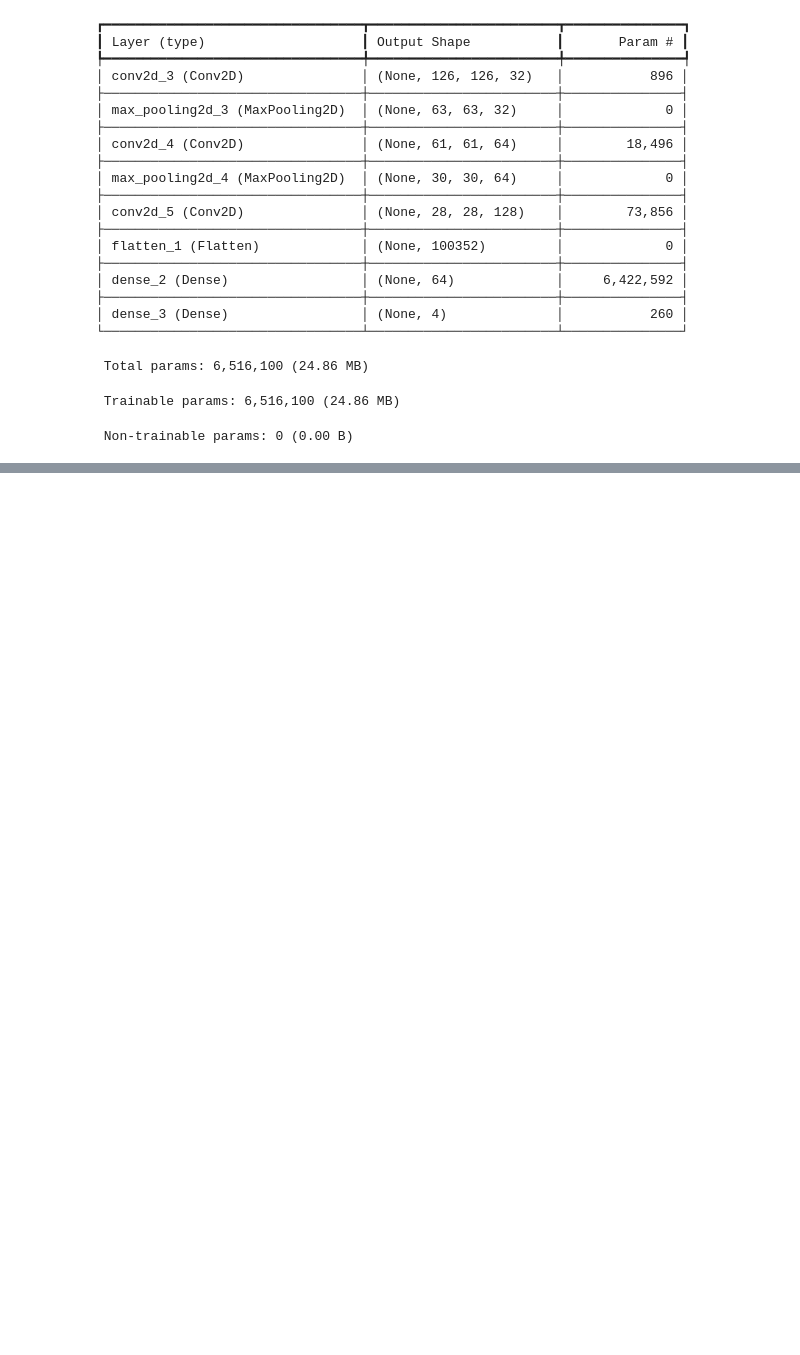
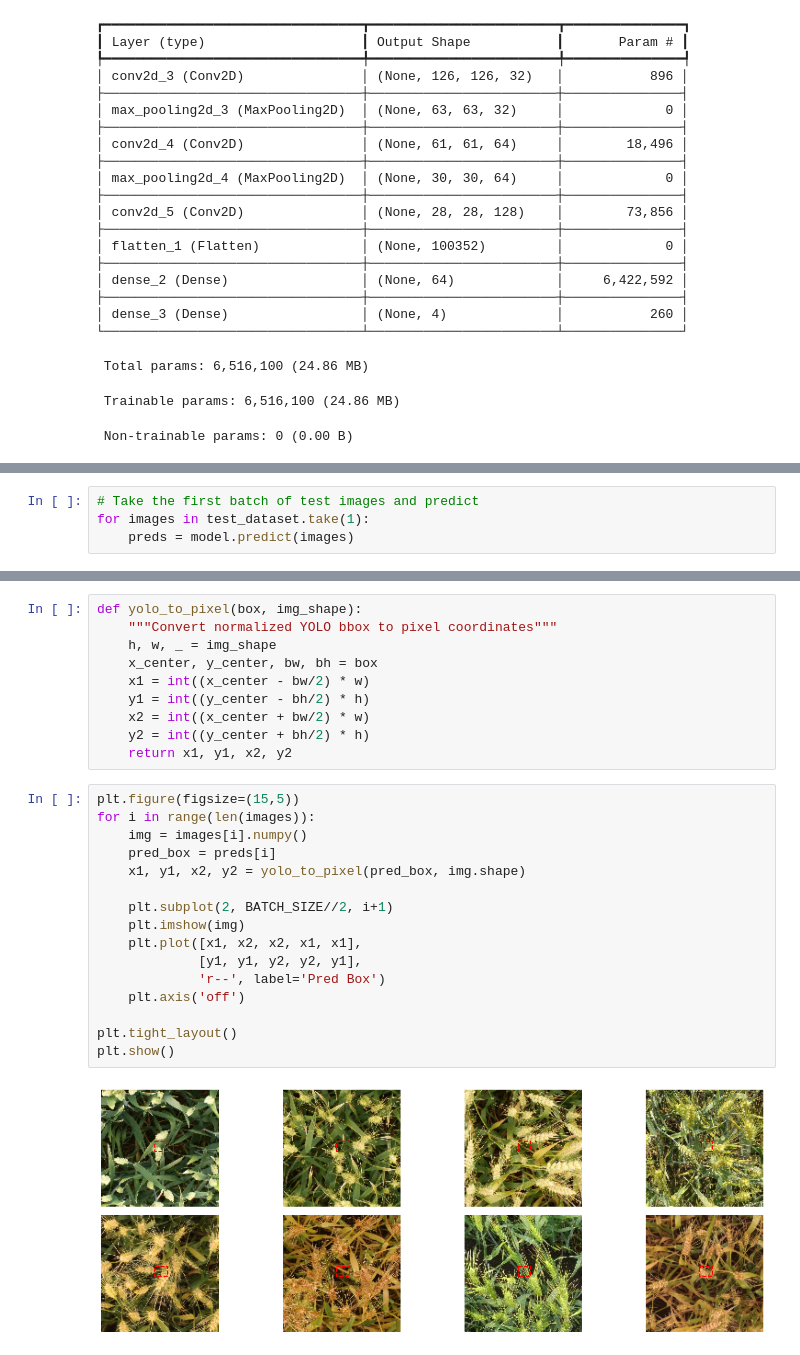
Before and after one commit to j-o-y-14/WHEAT_DETECTION, a Jupyter notebook: WEEK4.IPYNB, the cells around one changed output, grey strips where cells are left out. Cells and saved outputs as stored; diff of their text form; blank space fills up the shorter version.

```diff
--- a/WEEK4.IPYNB
+++ b/WEEK4.IPYNB
@@ -112,0 +164,4 @@ Epoch 2/5
+# %%
+# Take the first batch of test images and predict
+for images in test_dataset.take(1):
+    preds = model.predict(images)
@@ -112,0 +170,28 @@ Epoch 2/5
+# %%
+def yolo_to_pixel(box, img_shape):
+    """Convert normalized YOLO bbox to pixel coordinates"""
+    h, w, _ = img_shape
+    x_center, y_center, bw, bh = box
+    x1 = int((x_center - bw/2) * w)
+    y1 = int((y_center - bh/2) * h)
+    x2 = int((x_center + bw/2) * w)
+    y2 = int((y_center + bh/2) * h)
+    return x1, y1, x2, y2
+# %%
+plt.figure(figsize=(15,5))
+for i in range(len(images)):
+    img = images[i].numpy()
+    pred_box = preds[i]
+    x1, y1, x2, y2 = yolo_to_pixel(pred_box, img.shape)
+
+    plt.subplot(2, BATCH_SIZE//2, i+1)
+    plt.imshow(img)
+    plt.plot([x1, x2, x2, x1, x1],
+             [y1, y1, y2, y2, y1],
+             'r--', label='Pred Box')
+    plt.axis('off')
+
+plt.tight_layout()
+plt.show()
+# %% [output]
+[figure, added]
```
Also changed, not shown: parts of 13 cells of this notebook.
